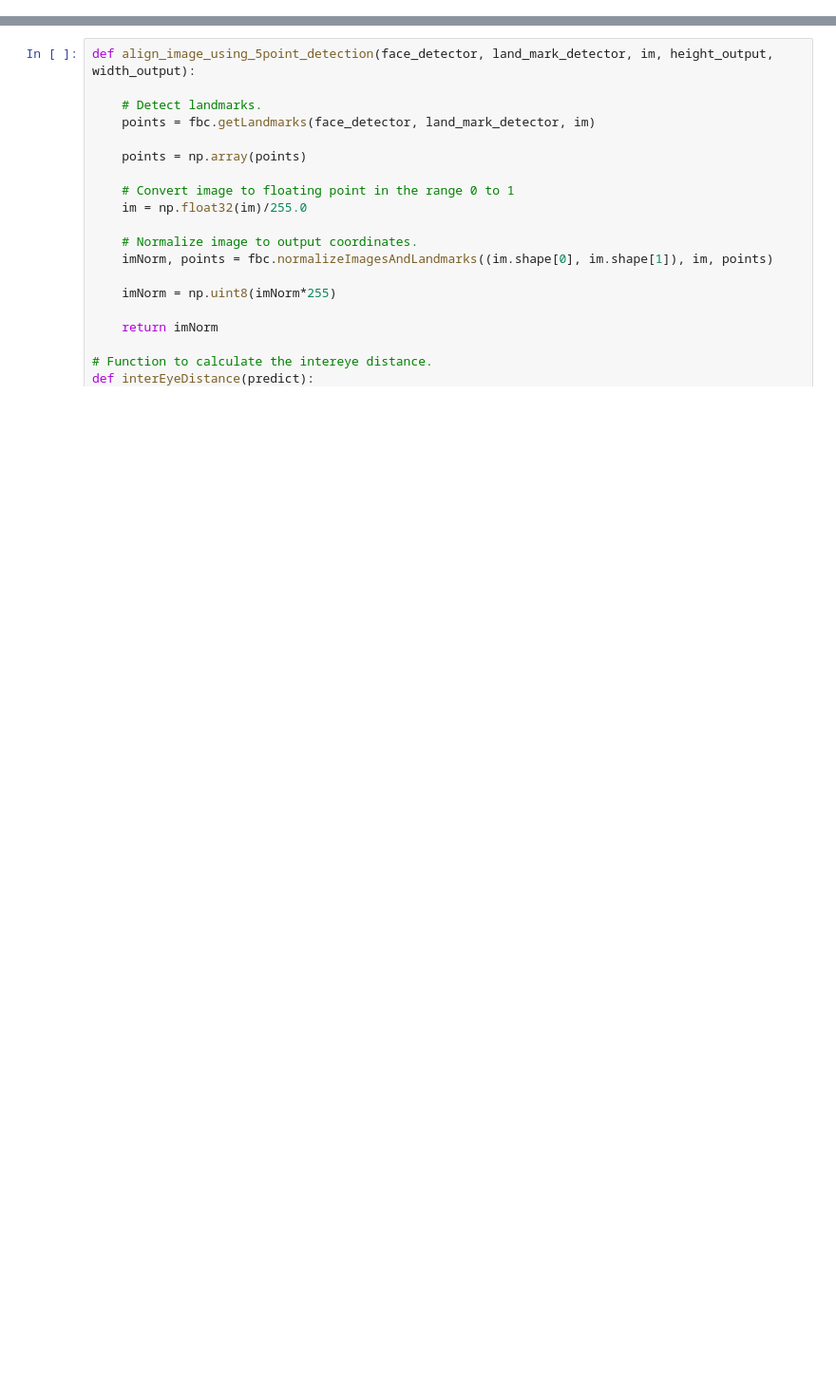
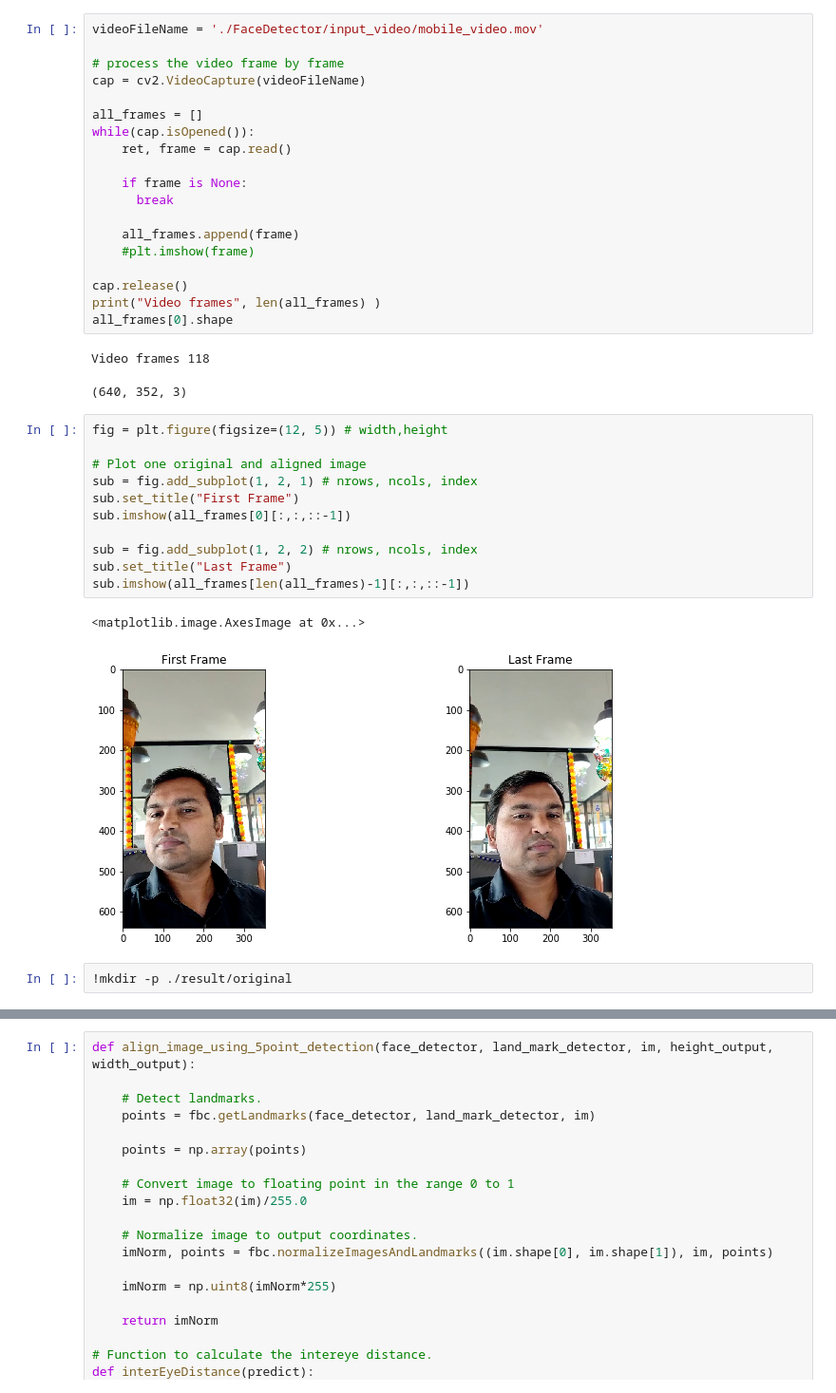
Before and after one commit to vinayakumarvs/EVA, a Jupyter notebook: Assignment 18/Assignment_18.ipynb, the cells around one changed output, grey strips where cells are left out. Shown: that part at 95% size. Drawn from its saved outputs; the diff is of its cells as text; blank space fills up the shorter version.

```diff
--- a/Assignment 18/Assignment_18.ipynb
+++ b/Assignment 18/Assignment_18.ipynb
@@ -28,0 +103,38 @@ NewsReading.mov  video.mp4
+# %%
+videoFileName = './FaceDetector/input_video/mobile_video.mov'
+
+# process the video frame by frame
+cap = cv2.VideoCapture(videoFileName)
+
+all_frames = []
+while(cap.isOpened()):
+    ret, frame = cap.read()
+
+    if frame is None:
+      break
+
+    all_frames.append(frame)
+    #plt.imshow(frame)
+
+cap.release()
+print("Video frames", len(all_frames) )
+all_frames[0].shape
+# %% [output]
+Video frames 118
+(640, 352, 3)
+# %%
+fig = plt.figure(figsize=(12, 5)) # width,height
+
+# Plot one original and aligned image
+sub = fig.add_subplot(1, 2, 1) # nrows, ncols, index
+sub.set_title("First Frame")
+sub.imshow(all_frames[0][:,:,::-1])
+
+sub = fig.add_subplot(1, 2, 2) # nrows, ncols, index
+sub.set_title("Last Frame")
+sub.imshow(all_frames[len(all_frames)-1][:,:,::-1])
+# %% [output]
+<matplotlib.image.AxesImage at 0x...>
+[figure, added]
+# %%
+!mkdir -p ./result/original
```
Also changed, not shown: parts of 17 cells of this notebook.
